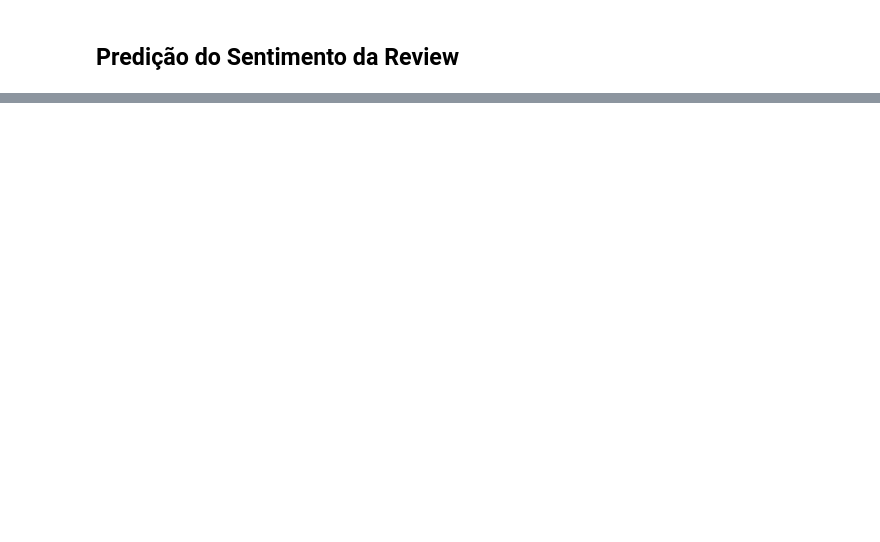
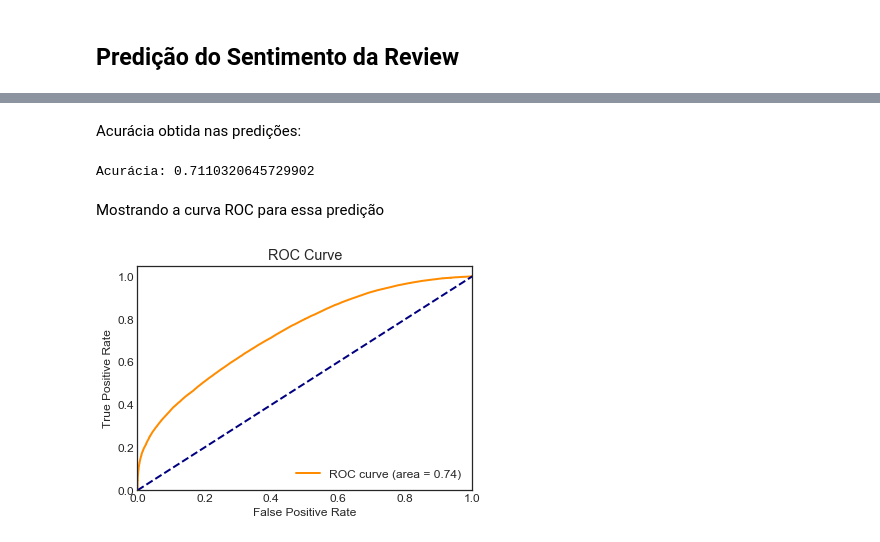
Before and after one commit to iankakaruzia/trabalho_final_machine_learning, a Jupyter notebook: Trabalho Final - Aprendizado de Máquina - Final.ipynb, the cells around one changed output, grey strips where cells are left out. Cells and saved outputs as stored; diff of their text form; code cells hidden in the pictures; blank space fills up the shorter version.

```diff
--- a/Trabalho Final - Aprendizado de Máquina - Final.ipynb
+++ b/Trabalho Final - Aprendizado de Máquina - Final.ipynb
@@ -245,0 +356,2 @@ X_train, X_test, y_train, y_test = train_test_split(X, y, test_size=0.3, random_
+# %%
+X_train, X_test, y_train, y_test = train_test_split(X, y, test_size=0.3, random_state=42, stratify=y)
@@ -245,0 +360,8 @@ X_train, X_test, y_train, y_test = train_test_split(X, y, test_size=0.3, random_
+# %%
+pipe = Pipeline([
+    ('vect', CountVectorizer(min_df = 1, ngram_range = (1, 4))),
+    ('tfidf', TfidfTransformer()),
+    ('clf', LogisticRegression(penalty='l2', C=1e6, random_state=42, tol=0.01, max_iter=200))
+])
+# %%
+pipe.fit(X_train, y_train)
@@ -245,0 +378,26 @@ X_train, X_test, y_train, y_test = train_test_split(X, y, test_size=0.3, random_
+# %% [markdown]
+Acurácia obtida nas predições:
+# %%
+print('Acurácia:', metrics.accuracy_score(y_test,pipe_pred))
+# %% [output]
+Acurácia: 0.7110320645729902
+# %% [markdown]
+Mostrando a curva ROC para essa predição
+# %%
+pipe_pred_probabilities = pipe.predict_proba(X_test)[:,1]
+pipe_fpr, pipe_tpr, _ = metrics.roc_curve(y_test, pipe_pred_probabilities)
+pipe_roc_auc = metrics.auc(pipe_fpr, pipe_tpr)
+# %%
+plt.figure()
+plt.plot(pipe_fpr, pipe_tpr, color='darkorange',
+         lw=2, label='ROC curve (area = %0.2f)' % pipe_roc_auc)
+plt.plot([0, 1], [0, 1], color='navy', lw=2, linestyle='--')
+plt.xlim([0.0, 1.0])
+plt.ylim([0.0, 1.05])
+plt.xlabel('False Positive Rate')
+plt.ylabel('True Positive Rate')
+plt.title('ROC Curve')
+plt.legend(loc="lower right")
+plt.show()
+# %% [output]
+[figure, added]
```
Also changed, not shown: parts of 75 cells of this notebook, 4 other files.
